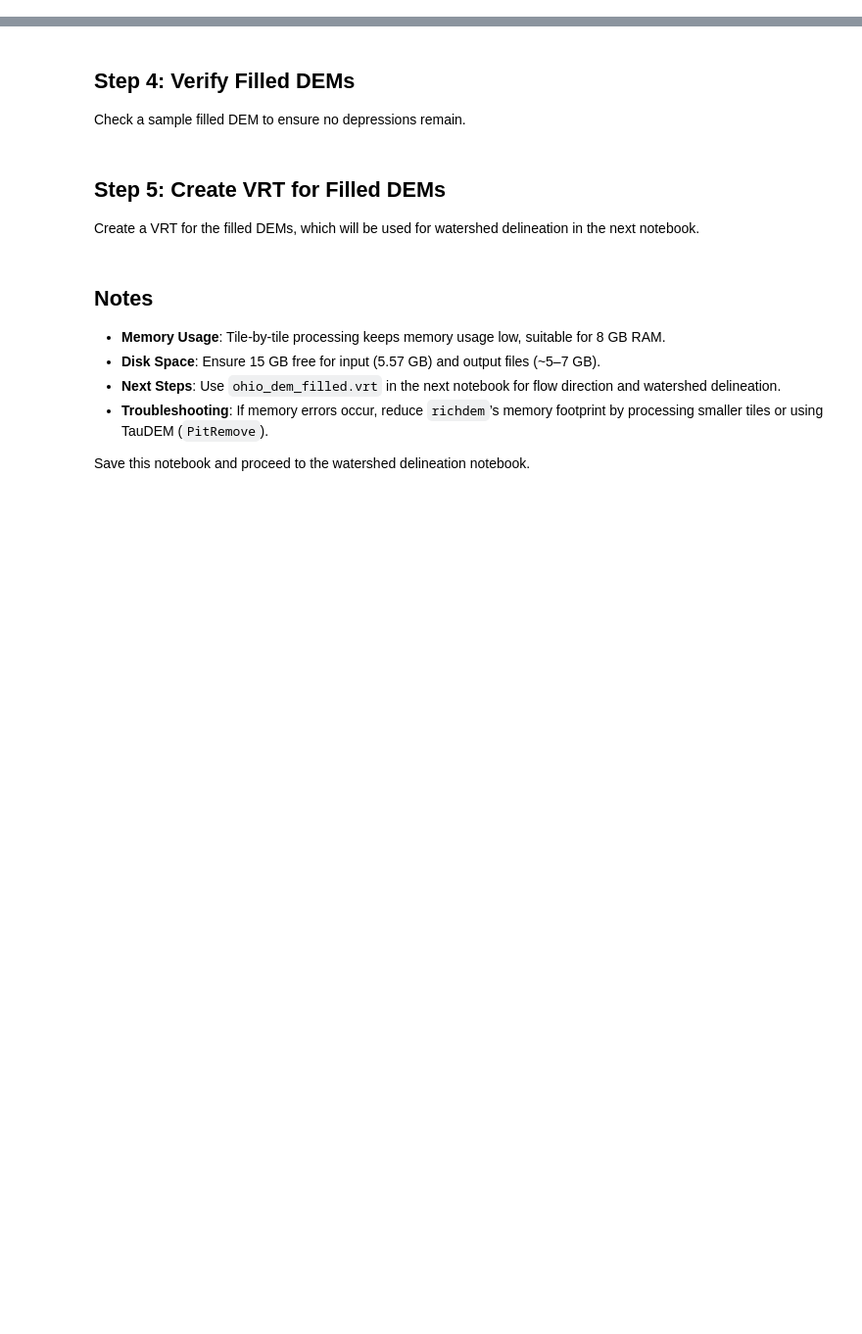
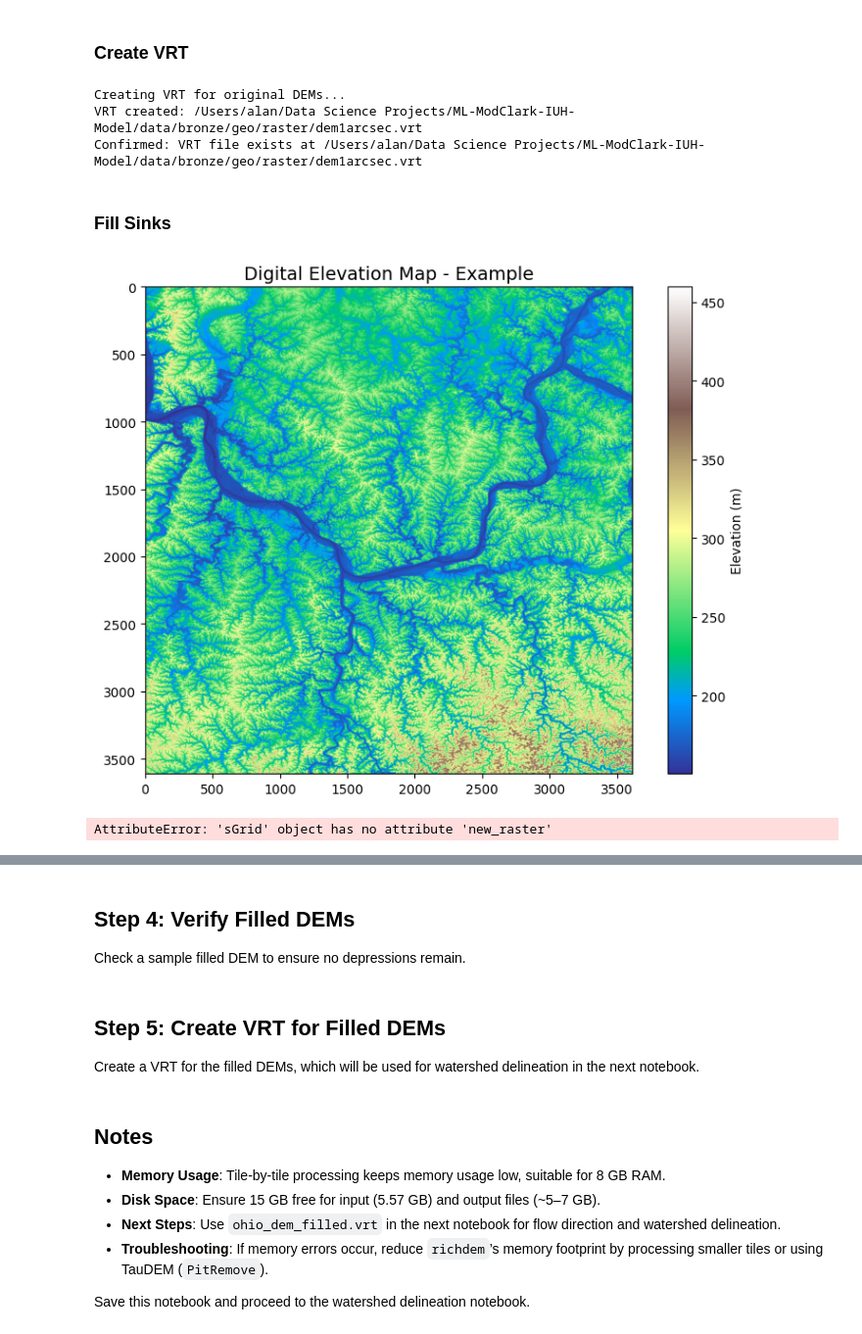
Before and after one commit to vpalvesalan/ML-ModClark-IUH-Model, a Jupyter notebook: notebooks/preprocessing/7_dem_preprocessing.ipynb, the cells around one changed output, grey strips where cells are left out. Shown at 98% size. Saved outputs shown, nothing was run; the diff lists cells and outputs as text; code cells hidden in the pictures; blank space fills up the shorter version.

Commit message:
Fill in depresions

```diff
--- a/notebooks/preprocessing/7_dem_preprocessing.ipynb
+++ b/notebooks/preprocessing/7_dem_preprocessing.ipynb
@@ -31 +26,7 @@ filled_vrt = 'ohio_dem_filled.vrt'
+# %%
+# Set paths
+project_root_path = Path.cwd().parent.parent
+dem_dir = project_root_path / 'data' / 'bronze' / 'geo' / 'raster' / 'dem1arcsec'
+filled_dir = project_root_path /'data' / 'silver' / 'geo' / 'raster' / 'dem1arcsec_filled'
+filled_dir.mkdir(parents=True, exist_ok=True)
 # %% [markdown]
@@ -89,0 +104,70 @@ print(f"Filled DEMs saved to: {filled_dir}")
+# %% [markdown]
+### Create VRT
+# %%
+# Create VRT for original DEMs
+dem_files = glob.glob(str(dem_dir / '*.tif'))
+raw_vrt = project_root_path / 'data' / 'bronze' / 'geo' / 'raster' / 'dem1arcsec.vrt'
+# Create VRT using gdalbuildvrt
+print("Creating VRT for original DEMs...")
+try:
+    result = run(
+        ['gdalbuildvrt', str(raw_vrt)] + dem_files,
+        capture_output=True, text=True, check=True
+    )
+    print(f"VRT created: {raw_vrt}")
+except FileNotFoundError:
+    print("Error: gdalbuildvrt not found. Ensure GDAL is installed and in PATH.")
+    print("Install with: brew install gdal")
+except run.CalledProcessError as e:
+    print(f"Error: VRT creation failed. gdalbuildvrt returned code {e.returncode}")
+    print(f"STDERR: {e.stderr}")
+    print(f"STDOUT: {e.stdout}")
+except Exception as e:
+    print(f"Unexpected error: {str(e)}")
+
+# Verify VRT exists
+if raw_vrt.exists():
+    print(f"Confirmed: VRT file exists at {raw_vrt}")
+else:
+    print("Error: VRT file was not created.")
+# %% [output]
+Creating VRT for original DEMs...
+VRT created: /Users/alan/Data Science Projects/ML-ModClark-IUH-Model/data/bronze/geo/raster/dem1arcsec.vrt
+Confirmed: VRT file exists at /Users/alan/Data Science Projects/ML-ModClark-IUH-Model/data/bronze/geo/raster/dem1arcsec.vrt
+# %% [markdown]
+### Fill Sinks
+# %%
+
+# set paths
+filled_dir = project_root_path / 'data' / 'silver' / 'geo' / 'raster' / 'dem1arcsec_filled'
+original_vrt = raw_vrt
+filled_dir.mkdir(parents=True, exist_ok=True)
+
+# Get DEM file
+dem_file = glob.glob(f"{dem_dir}/*.tif")[2]
+
+grid = Grid.from_raster(dem_file)
+dem = grid.read_raster(dem_file)
+
+# Plot the raw DEM
+fig, ax = plt.subplots(figsize=(8,6))
+fig.patch.set_alpha(0)
+
+plt.imshow(grid.view(dem), cmap='terrain', zorder=1)
+plt.colorbar(label='Elevation (m)')
+plt.title('Digital Elevation Map - Example', size=14)
+plt.tight_layout()
+# %% [output]
+[figure, added]
+# %%
+# Create fresh DEM with explicit specifications
+new_dem = grid.new_raster(
+    np.array(dem, dtype=np.float32),
+    viewfinder=dem.viewfinder.copy(),
+    nodata=np.float32(-9999.0),
+    mask=dem.mask.copy() if hasattr(dem, 'mask') else None
+)
+
+pits = grid.detect_pits(new_dem)
+# %% [output]
+AttributeError: 'sGrid' object has no attribute 'new_raster'
```
Also changed, not shown: parts of 13 cells of this notebook.
